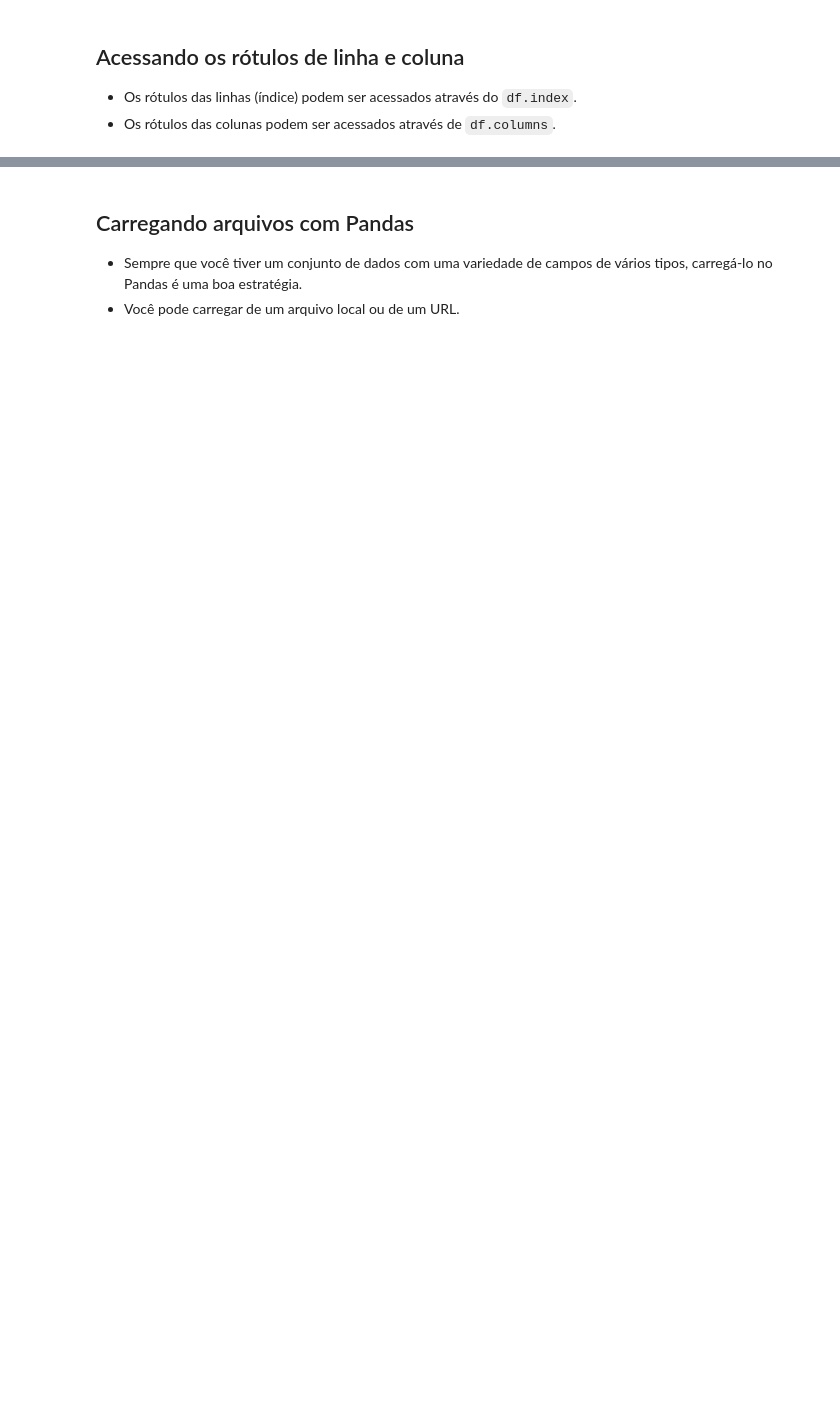
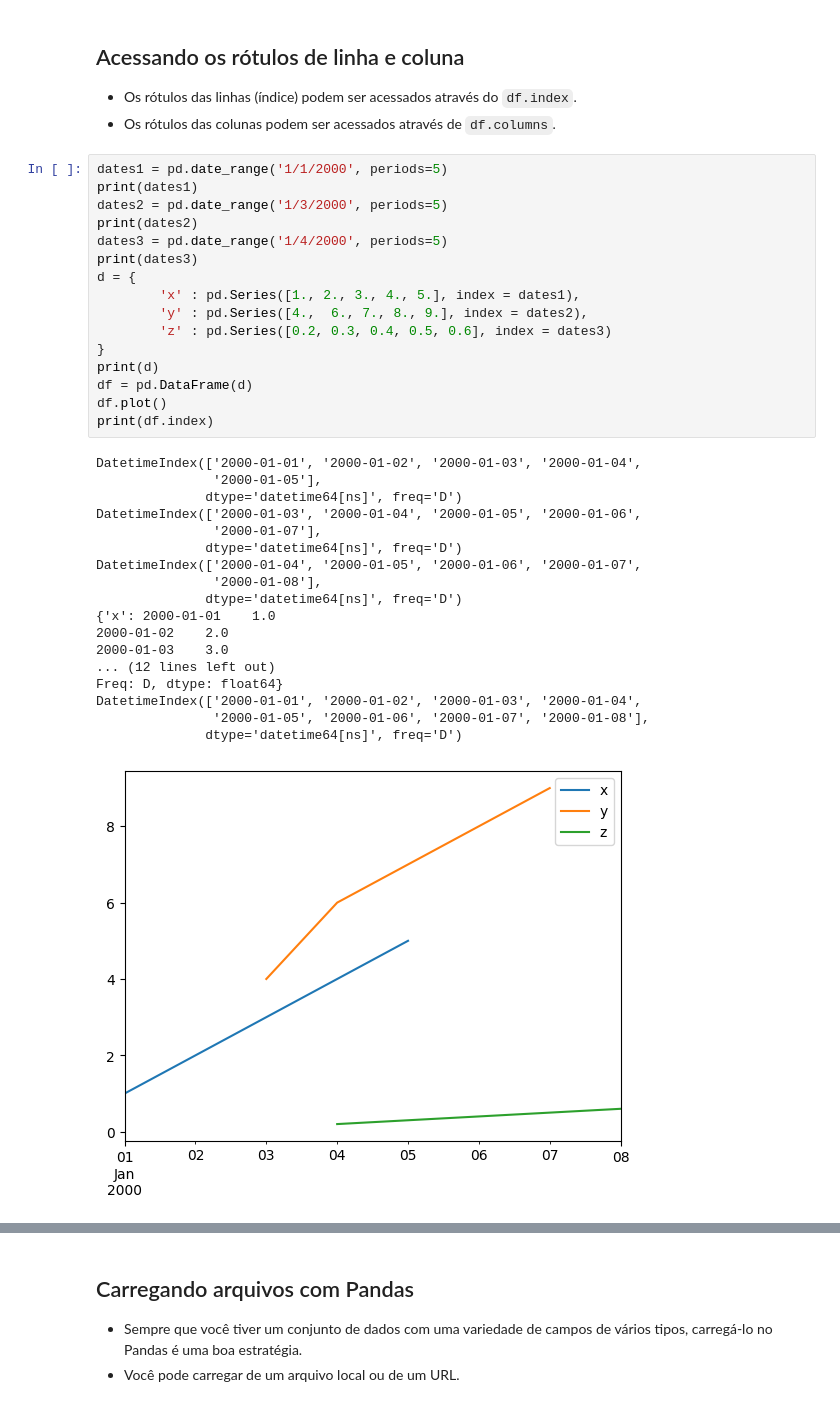
Before and after one commit to filipecalegario/intro-programacao-python, a Jupyter notebook: 11_Dados_Visualizacao/Pandas_preenchido_24_2.ipynb, the cells around one changed output, grey strips where cells are left out. Cells and saved outputs as stored; diff of their text form; blank space fills up the shorter version.

```diff
--- a/11_Dados_Visualizacao/Pandas_preenchido_24_2.ipynb
+++ b/11_Dados_Visualizacao/Pandas_preenchido_24_2.ipynb
@@ -282,6 +411,41 @@ dfstats
 
 - Os rótulos das linhas (índice) podem ser acessados através do `df.index`.
 - Os rótulos das colunas podem ser acessados através de `df.columns`.
+# %%
+dates1 = pd.date_range('1/1/2000', periods=5)
+print(dates1)
+dates2 = pd.date_range('1/3/2000', periods=5)
+print(dates2)
+dates3 = pd.date_range('1/4/2000', periods=5)
+print(dates3)
+d = {
+        'x' : pd.Series([1., 2., 3., 4., 5.], index = dates1),
+        'y' : pd.Series([4.,  6., 7., 8., 9.], index = dates2),
+        'z' : pd.Series([0.2, 0.3, 0.4, 0.5, 0.6], index = dates3)
+}
+print(d)
+df = pd.DataFrame(d)
+df.plot()
+print(df.index)
+# %% [output]
+DatetimeIndex(['2000-01-01', '2000-01-02', '2000-01-03', '2000-01-04',
+               '2000-01-05'],
+              dtype='datetime64[ns]', freq='D')
+DatetimeIndex(['2000-01-03', '2000-01-04', '2000-01-05', '2000-01-06',
+               '2000-01-07'],
+              dtype='datetime64[ns]', freq='D')
+DatetimeIndex(['2000-01-04', '2000-01-05', '2000-01-06', '2000-01-07',
+               '2000-01-08'],
+              dtype='datetime64[ns]', freq='D')
+{'x': 2000-01-01    1.0
+2000-01-02    2.0
+2000-01-03    3.0
+... (12 lines left out)
+Freq: D, dtype: float64}
+DatetimeIndex(['2000-01-01', '2000-01-02', '2000-01-03', '2000-01-04',
+               '2000-01-05', '2000-01-06', '2000-01-07', '2000-01-08'],
+              dtype='datetime64[ns]', freq='D')
+[figure, added]
 # %%
 print(df.index)
 print(df.columns)
```
Also changed, not shown: parts of 21 cells of this notebook.
